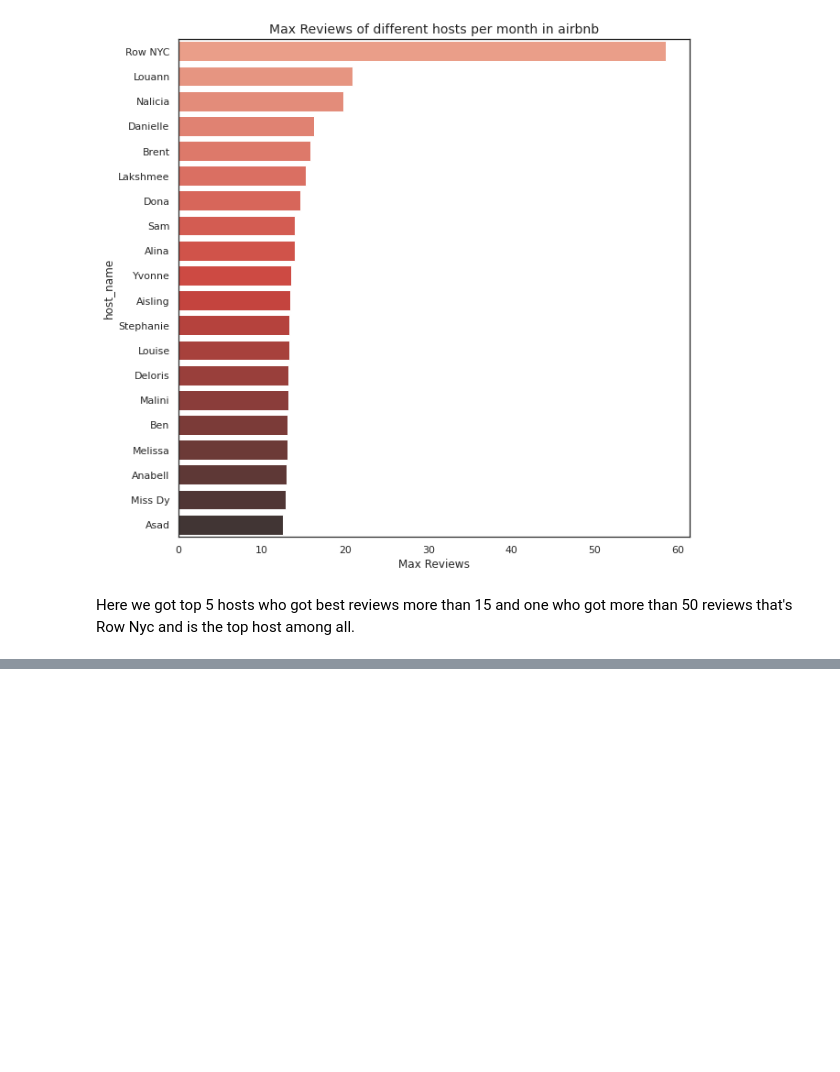
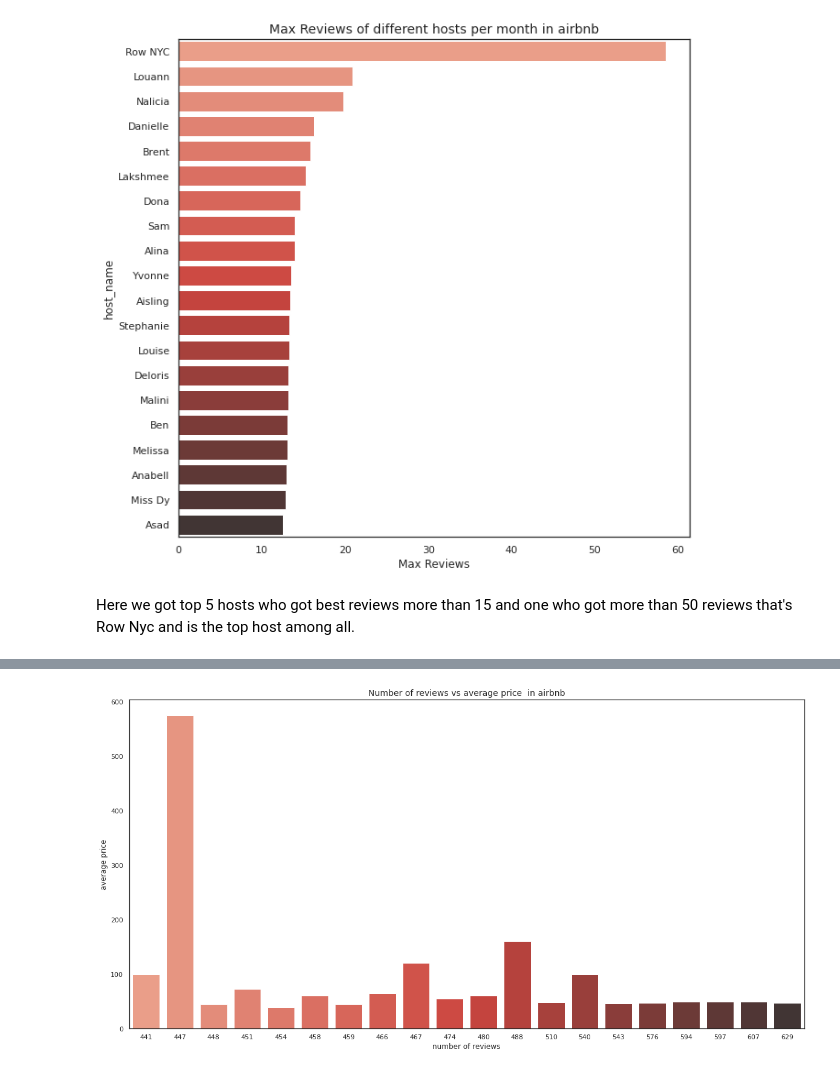
Before and after one commit to ShabuddinDhafedar/Airbnb-Bookings-Analysis, a Jupyter notebook: Airbnb_Bookings_Analysis_Capstone_Project(shabuddin).ipynb, the cells around one changed output, grey strips where cells are left out. Drawn from its saved outputs; the diff is of its cells as text; code cells hidden in the pictures; blank space fills up the shorter version.

```diff
--- a/Airbnb_Bookings_Analysis_Capstone_Project(shabuddin).ipynb
+++ b/Airbnb_Bookings_Analysis_Capstone_Project(shabuddin).ipynb
@@ -528,0 +579,5 @@ Here we got top 5 hosts who got best reviews more than 15 and one who got more t
+# %%
+#Average price with respect to number of reviews
+review_vs_price = airbnb_df.groupby("number_of_reviews").agg({"price": "mean"}).sort_values(["number_of_reviews"],ascending=False).reset_index().head(20)
+review_vs_price.rename(columns={"price":"average_price"},inplace=True)
+review_vs_price
@@ -528,0 +602,11 @@ Here we got top 5 hosts who got best reviews more than 15 and one who got more t
+# %%
+#Analysis of average price with respect to number of reviews with Barplot
+sns.set(rc={'figure.figsize':(20,10)})
+sns.set_style('white')
+fig=sns.barplot(x="number_of_reviews",y="average_price",data=review_vs_price,palette='Reds_d')
+fig.set_title('Number of reviews vs average price  in airbnb',fontsize=14)
+fig.set_xlabel('number of reviews')
+fig.set_ylabel('average price')
+plt.show()
+# %% [output]
+[figure, added]
```
Also changed, not shown: parts of 17 cells of this notebook.
